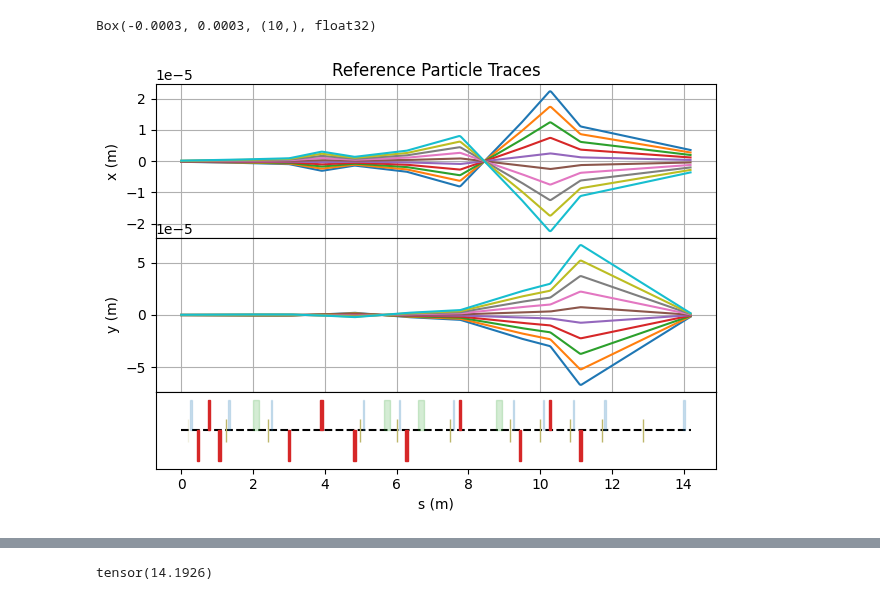
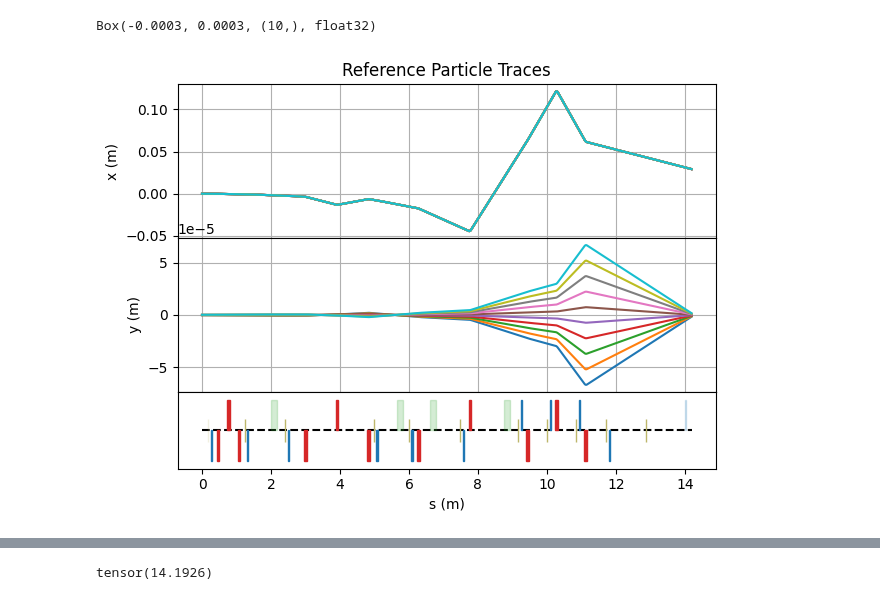
Before and after one commit to RL4AA/rl4aa24-tutorial, a Jupyter notebook: notebooks/inspect_environment.ipynb, the cells around one changed output, grey strips where cells are left out. Cells and saved outputs as stored; diff of their text form; code cells hidden in the pictures.

Commit message:
Incoming beam and magnets on reset behave like original environment

```diff
--- a/notebooks/inspect_environment.ipynb
+++ b/notebooks/inspect_environment.ipynb
@@ -24,9 +24,10 @@ env.action_space
 # %% [output]
 Box(-0.0003, 0.0003, (10,), float32)
 # %%
+_, _ = env.reset()
 env.backend.segment.plot_overview()
 # %% [output]
-[figure, old version]
+[figure, new version]
 # %%
 env.reset()
 # %% [output]
```
Also changed, not shown: parts of 9 cells of this notebook, 3 other files.
